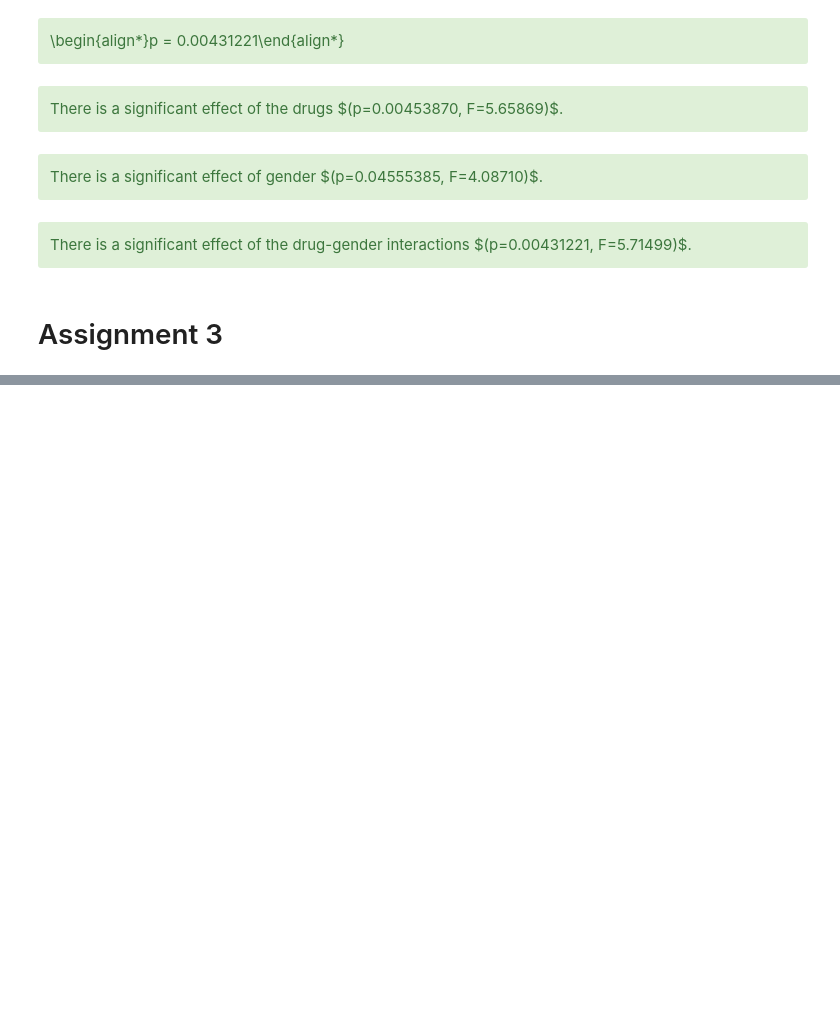
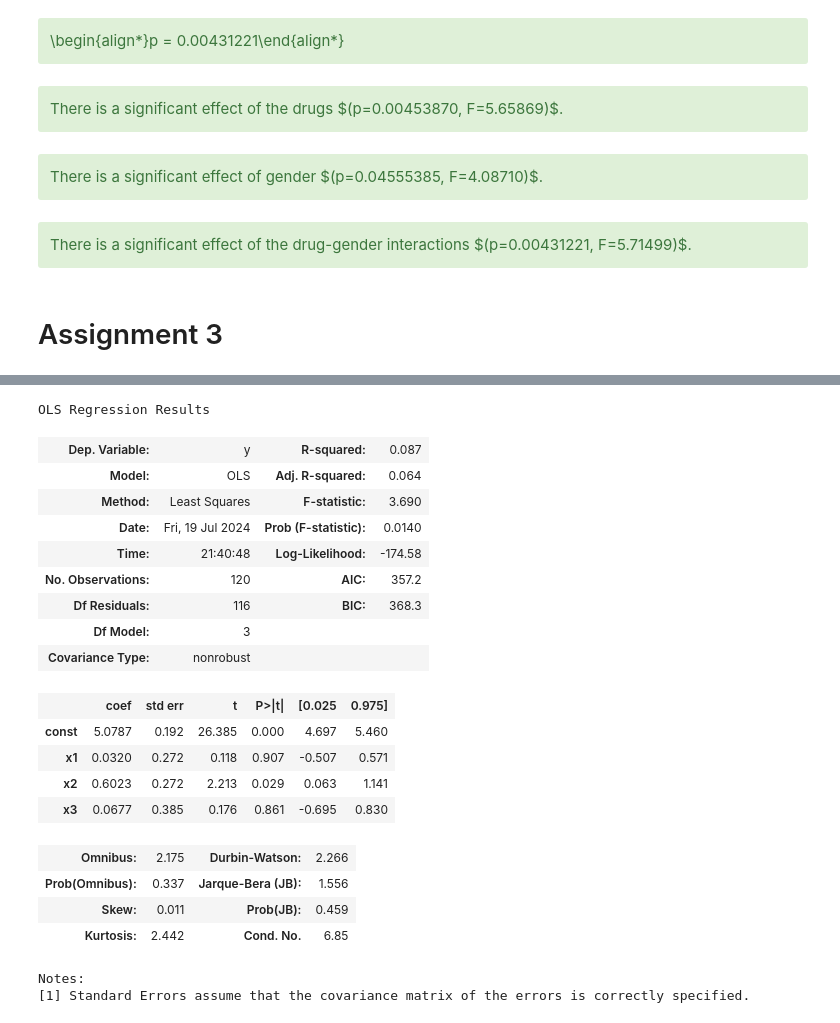
Before and after one commit to pulkitgoyal56/adv-stat, a Jupyter notebook: AdvStat-HW_PulkitGoyal.ipynb, the cells around one changed output, grey strips where cells are left out. Drawn from its saved outputs; the diff is of its cells as text; code cells hidden in the pictures; blank space fills up the shorter version.

```diff
--- a/AdvStat-HW_PulkitGoyal.ipynb
+++ b/AdvStat-HW_PulkitGoyal.ipynb
@@ -884,0 +1008,25 @@ There is a significant effect of the drug-gender interactions $(p=0.00431221, F=
+# %%
+results = sm.OLS(y, X).fit()
+results.summary()
+# %% [output]
+OLS Regression Results
+| Dep. Variable: | y | R-squared: | 0.087 |
+| Model: | OLS | Adj. R-squared: | 0.064 |
+| Method: | Least Squares | F-statistic: | 3.690 |
+| Date: | Fri, 19 Jul 2024 | Prob (F-statistic): | 0.0140 |
+| Time: | 21:40:48 | Log-Likelihood: | -174.58 |
+| No. Observations: | 120 | AIC: | 357.2 |
+| Df Residuals: | 116 | BIC: | 368.3 |
+| Df Model: | 3 |  |  |
+| Covariance Type: | nonrobust |  |  |
+|  | coef | std err | t | P>|t| | [0.025 | 0.975] |
+| const | 5.0787 | 0.192 | 26.385 | 0.000 | 4.697 | 5.460 |
+| x1 | 0.0320 | 0.272 | 0.118 | 0.907 | -0.507 | 0.571 |
+| x2 | 0.6023 | 0.272 | 2.213 | 0.029 | 0.063 | 1.141 |
+| x3 | 0.0677 | 0.385 | 0.176 | 0.861 | -0.695 | 0.830 |
+| Omnibus: | 2.175 | Durbin-Watson: | 2.266 |
+| Prob(Omnibus): | 0.337 | Jarque-Bera (JB): | 1.556 |
+| Skew: | 0.011 | Prob(JB): | 0.459 |
+| Kurtosis: | 2.442 | Cond. No. | 6.85 |
+Notes:
+[1] Standard Errors assume that the covariance matrix of the errors is correctly specified.
```
Also changed, not shown: parts of 21 cells of this notebook.
